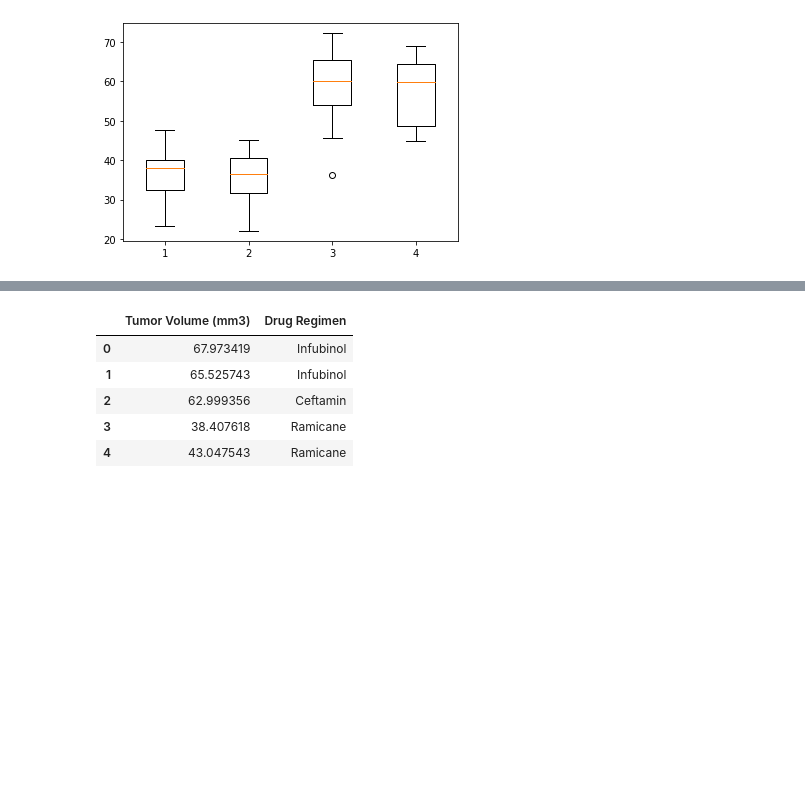
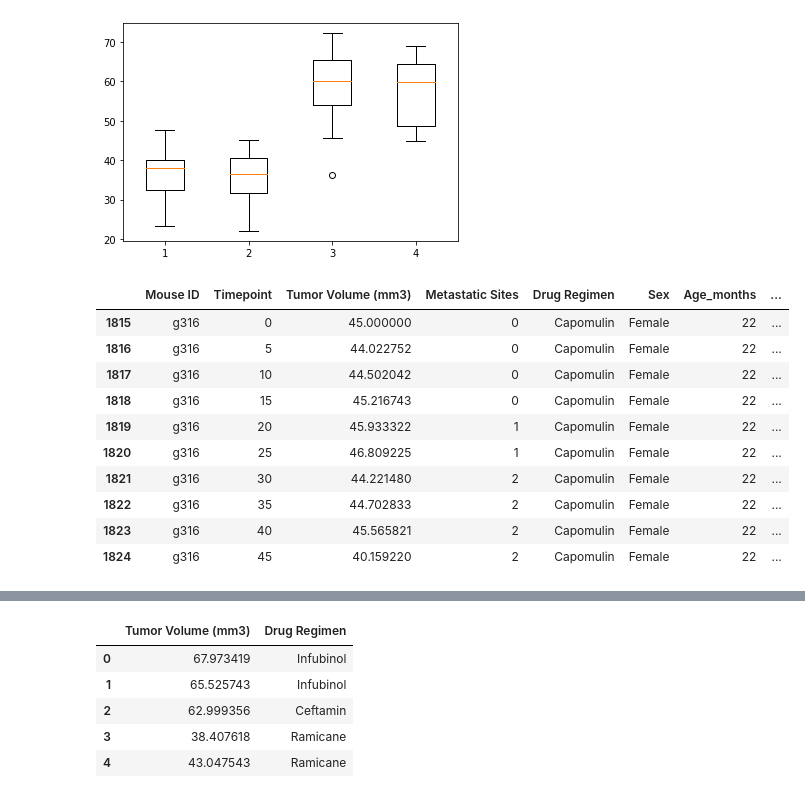
Before and after one commit to mel-c-lowe/MatPlotLib_Homework_05, a Jupyter notebook: Pymaceuticals.ipynb, the cells around one changed output, grey strips where cells are left out. Cells and saved outputs as stored; diff of their text form; code cells hidden in the pictures; blank space fills up the shorter version.

```diff
--- a/Pymaceuticals.ipynb
+++ b/Pymaceuticals.ipynb
@@ -426,6 +426,20 @@ plt.show()
 # %%
 # Pick a capomulin treaeted mouse
 cap_mouse_data = cleaned_master.loc[cleaned_master["Drug Regimen"] == "Capomulin"]
-# list(cap_mouse_data["Mouse ID"]) # I choose g3116
+# list(cap_mouse_data["Mouse ID"]) # I choose g316
 
-# Isolate g311
+# Isolate g316 data
+g316_data = cleaned_master.loc[cleaned_master["Mouse ID"] == "g316"]
+g316_data
+# %% [output]
+|  | Mouse ID | Timepoint | Tumor Volume (mm3) | Metastatic Sites | Drug Regimen | Sex | Age_months | ... |
+| 1815 | g316 | 0 | 45.000000 | 0 | Capomulin | Female | 22 | ... |
+| 1816 | g316 | 5 | 44.022752 | 0 | Capomulin | Female | 22 | ... |
+| 1817 | g316 | 10 | 44.502042 | 0 | Capomulin | Female | 22 | ... |
+| 1818 | g316 | 15 | 45.216743 | 0 | Capomulin | Female | 22 | ... |
+| 1819 | g316 | 20 | 45.933322 | 1 | Capomulin | Female | 22 | ... |
+| 1820 | g316 | 25 | 46.809225 | 1 | Capomulin | Female | 22 | ... |
+| 1821 | g316 | 30 | 44.221480 | 2 | Capomulin | Female | 22 | ... |
+| 1822 | g316 | 35 | 44.702833 | 2 | Capomulin | Female | 22 | ... |
+| 1823 | g316 | 40 | 45.565821 | 2 | Capomulin | Female | 22 | ... |
+| 1824 | g316 | 45 | 40.159220 | 2 | Capomulin | Female | 22 | ... |
```
Also changed, not shown: parts of 1 cell of this notebook.
